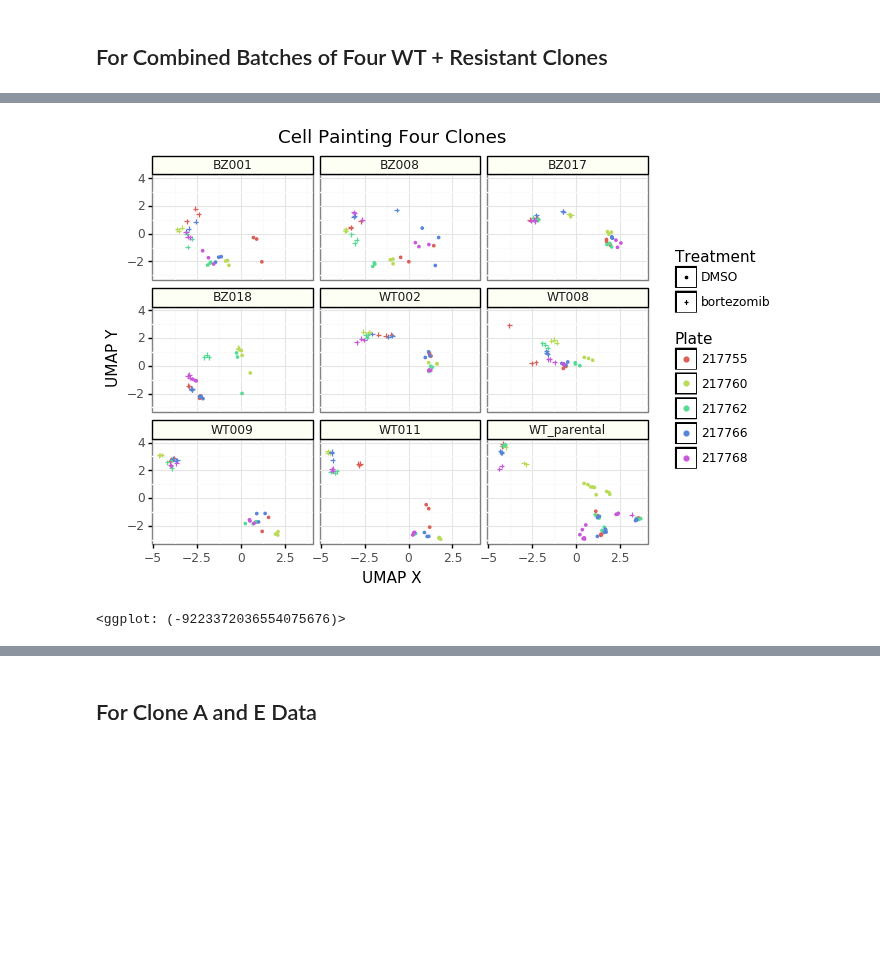
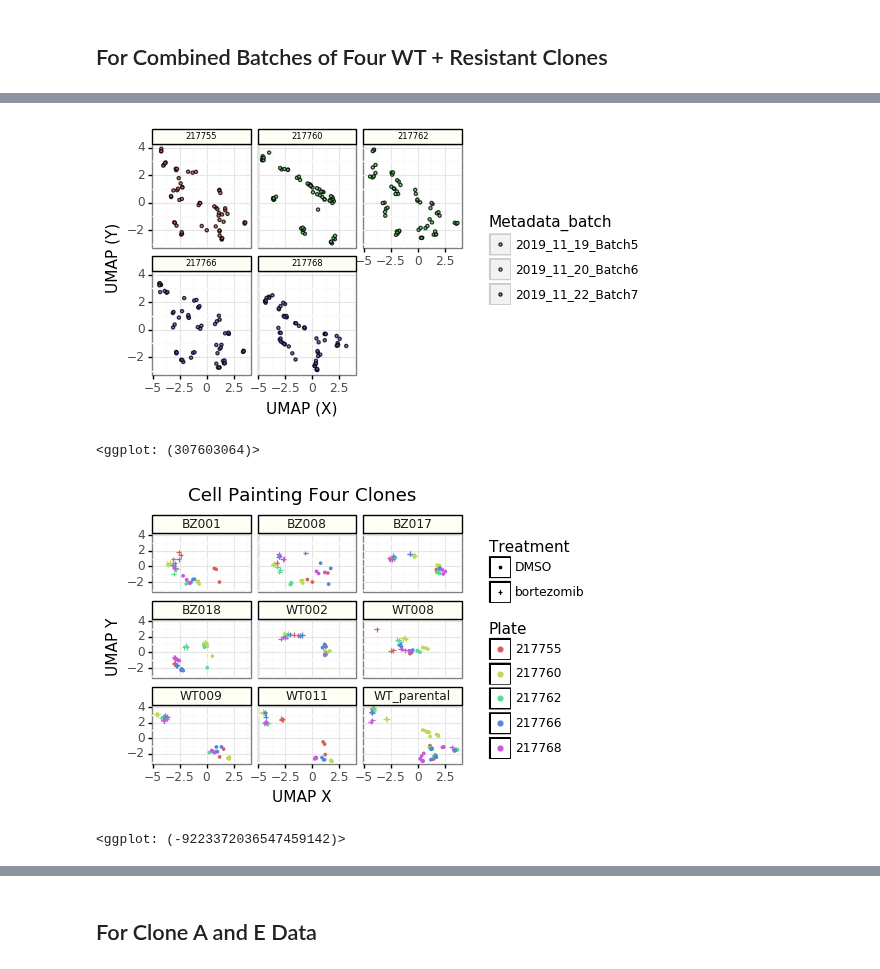
Before and after one commit to broadinstitute/profiling-resistance-mechanisms, a Jupyter notebook: 2.describe-data/3.umap.ipynb, the cells around one changed output, grey strips where cells are left out. Saved outputs shown, nothing was run; the diff lists cells and outputs as text; code cells hidden in the pictures; blank space fills up the shorter version.

```diff
--- a/2.describe-data/3.umap.ipynb
+++ b/2.describe-data/3.umap.ipynb
@@ -71,0 +94,14 @@ def fuzzy_simplicial_set(
+# %%
+umap_batch_gg = (
+    gg.ggplot(embedding_df, gg.aes(x="x", y="y"))
+    + gg.geom_point(gg.aes(fill="Metadata_batch"), color='black', alpha=0.8)
+    + gg.theme_bw()
+    + gg.xlab("UMAP (X)")
+    + gg.ylab("UMAP (Y)")
+)
+
+file = os.path.join("figures", "umap", "four_clone_umap_batch")
+for extension in ['.png', '.pdf', '.svg']:
+    umap_batch_gg.save(filename='{}{}'.format(file, extension), height=3, width=4, dpi=400)
+
+umap_batch_gg
@@ -72,23 +111,49 @@ def fuzzy_simplicial_set(
+# %%
+umap_batch_facet_gg = (
+    gg.ggplot(embedding_df, gg.aes(x="x", y="y"))
+    + gg.geom_point(gg.aes(fill="Metadata_batch"), color='black', alpha=0.8, size=0.8)
+    + gg.theme_bw()
+    + gg.xlab("UMAP (X)")
+    + gg.ylab("UMAP (Y)")
+    + gg.facet_wrap("~Metadata_plate_ID")
+    + gg.theme(
+        strip_text=gg.element_text(size=6, color="black"),
+        strip_background=gg.element_rect(colour="black", fill="#fdfff4"),
+    )
+)
+
+file = os.path.join("figures", "umap", "four_clone_umap_plate_facet")
+for extension in ['.png', '.pdf', '.svg']:
+    umap_batch_facet_gg.save(filename='{}{}'.format(file, extension), height=3, width=4, dpi=400)
+
+umap_batch_facet_gg
+# %% [output]
+[figure, added]
+<ggplot: (307603064)>
 # %%
 # Visualize UMAP results
-p = (
+clone_facet_gg = (
     gg.ggplot(embedding_df,
               gg.aes('x', 'y', color='factor(Metadata_Plate)', shape="Metadata_treatment"))
     + gg.geom_point()
     + gg.theme_bw()
     + gg.xlab("UMAP X")
     + gg.ylab("UMAP Y")
     + gg.scale_shape_manual(name="Treatment", values=[".", "+"])
     + gg.scale_color_discrete(name="Plate")
     + gg.facet_wrap("~Metadata_clone_number")
     + gg.ggtitle("Cell Painting Four Clones")
     + gg.theme(
         legend_key=gg.element_rect(color="black", fill = "white"),
         strip_background=gg.element_rect(colour="black", fill="#fdfff4")
     )
 )
 
-p
+file = os.path.join("figures", "umap", "four_clone_umap_facet_clone_sample")
+for extension in ['.png', '.pdf', '.svg']:
+    clone_facet_gg.save(filename='{}{}'.format(file, extension), height=3, width=4, dpi=400)
+
+clone_facet_gg
 # %% [output]
-[figure, old version]
+[figure, new version]
-<ggplot: (-9223372036554075676)>
+<ggplot: (-9223372036547459142)>
```
Also changed, not shown: parts of 12 cells of this notebook, 1 other file.
